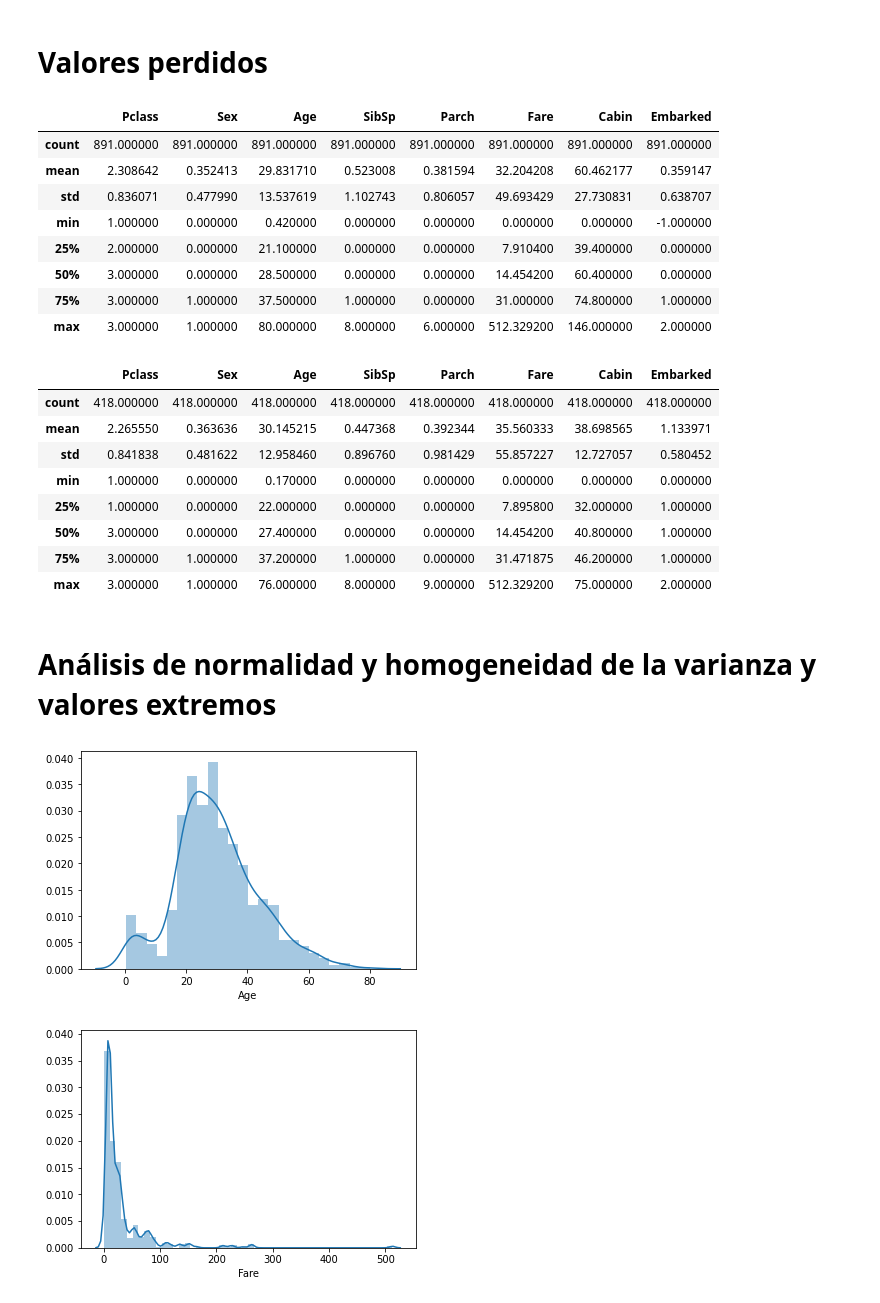
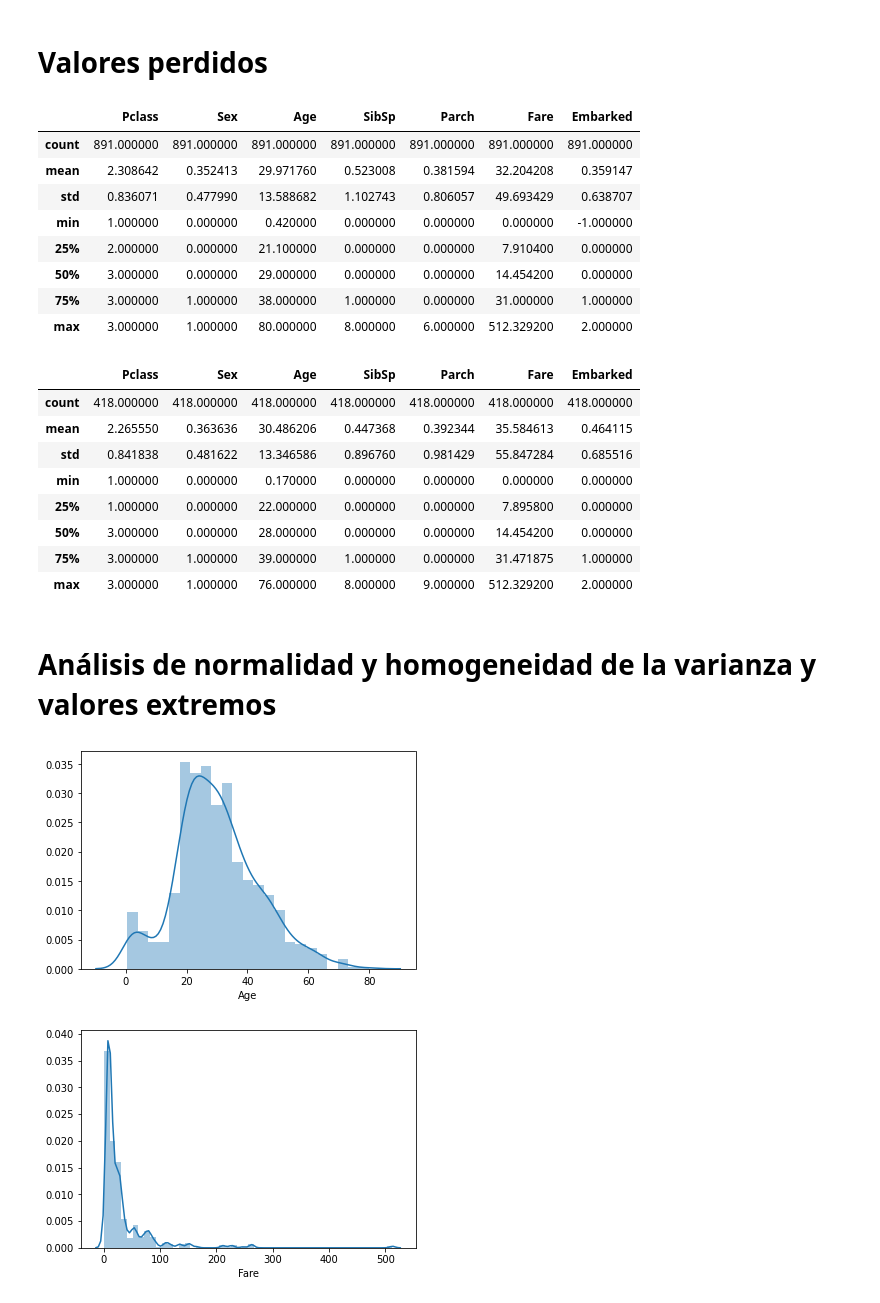
Before and after one commit to dmar10862/uoc_tipologia_y_ciclo_de_vida_de_los_datos_practica_2, a Jupyter notebook: src/UOC_M2851_DataAnalysis.ipynb, the cells around one changed output. Drawn from its saved outputs; the diff is of its cells as text; code cells hidden in the pictures.

```diff
--- a/src/UOC_M2851_DataAnalysis.ipynb
+++ b/src/UOC_M2851_DataAnalysis.ipynb
@@ -81,8 +74,7 @@ drwxr-xr-x 1 root root  4096 May 15 06:19 ..
 # Cargar Datos
 # %%
 # Cargar dataset como Pandas DataFrame
-df_train_orig = pd.read_csv('datasets/train.csv')
-df_train = df_train_orig.copy()
+df_train = pd.read_csv('datasets/train.csv', index_col = 'PassengerId')
 display(df_train.shape)
 display(df_train.head())
 # %% [output]
@@ -96,10 +89,11 @@ display(df_train.head())
 # %%
 # Separar las caracteristicas de la variable a estimar
-X = df_train.drop(columns=['Survived'])
-y = df_train[['Survived']]
+X_train = df_train.copy()
+y_train = X_train[['Survived']]
+X_train = X_train.drop(columns=['Survived'])
 
-display(X.shape)
-display(X.head())
-display(y.shape)
-display(y.head())
+display(X_train.shape)
+display(X_train.head())
+display(y_train.shape)
+display(y_train.head())
 # %% [output]
@@ -138,4 +131,8 @@ X_test = X_test.drop(columns=['PassengerId', 'Ticket', 'Name'])
 # %% [markdown]
 # Limpieza de datos
+# %%
+# Deajar solo variables útiles
+X_train = X_train.drop(columns=['Ticket', 'Name', 'Cabin'])
+X_test = X_test.drop(columns=['Ticket', 'Name', 'Cabin'])
 # %%
 # Convertir variables en numéricas
@@ -221,46 +191,46 @@ display(X_test.describe())
 # %%
 # https://scikit-learn.org/stable/modules/impute.html
 # https://scikit-learn.org/dev/modules/generated/sklearn.impute.KNNImputer.html
 
 # Se asigna a la variable imp un objeto del tipo KNNImputer
-imp = KNNImputer()
+imp = KNNImputer().fit(X_train)
 
 # Se aplica la transformación para cada atributo
-X = pd.DataFrame(imp.fit_transform(X), columns = X.columns)
+X_train = pd.DataFrame(imp.transform(X_train), columns = X_train.columns)
 
 # Se analiza la distribución del dataframe
-display(X.describe())
+display(X_train.describe())
 # %% [output]
-|  | Pclass | Sex | Age | SibSp | Parch | Fare | Cabin | Embarked |
-| count | 891.000000 | 891.000000 | 891.000000 | 891.000000 | 891.000000 | 891.000000 | 891.000000 | 891.000000 |
-| mean | 2.308642 | 0.352413 | 29.831710 | 0.523008 | 0.381594 | 32.204208 | 60.462177 | 0.359147 |
-| std | 0.836071 | 0.477990 | 13.537619 | 1.102743 | 0.806057 | 49.693429 | 27.730831 | 0.638707 |
-| min | 1.000000 | 0.000000 | 0.420000 | 0.000000 | 0.000000 | 0.000000 | 0.000000 | -1.000000 |
-| 25% | 2.000000 | 0.000000 | 21.100000 | 0.000000 | 0.000000 | 7.910400 | 39.400000 | 0.000000 |
-| 50% | 3.000000 | 0.000000 | 28.500000 | 0.000000 | 0.000000 | 14.454200 | 60.400000 | 0.000000 |
-| 75% | 3.000000 | 1.000000 | 37.500000 | 1.000000 | 0.000000 | 31.000000 | 74.800000 | 1.000000 |
-| max | 3.000000 | 1.000000 | 80.000000 | 8.000000 | 6.000000 | 512.329200 | 146.000000 | 2.000000 |
+|  | Pclass | Sex | Age | SibSp | Parch | Fare | Embarked |
+| count | 891.000000 | 891.000000 | 891.000000 | 891.000000 | 891.000000 | 891.000000 | 891.000000 |
+| mean | 2.308642 | 0.352413 | 29.971760 | 0.523008 | 0.381594 | 32.204208 | 0.359147 |
+| std | 0.836071 | 0.477990 | 13.588682 | 1.102743 | 0.806057 | 49.693429 | 0.638707 |
+| min | 1.000000 | 0.000000 | 0.420000 | 0.000000 | 0.000000 | 0.000000 | -1.000000 |
+| 25% | 2.000000 | 0.000000 | 21.100000 | 0.000000 | 0.000000 | 7.910400 | 0.000000 |
+| 50% | 3.000000 | 0.000000 | 29.000000 | 0.000000 | 0.000000 | 14.454200 | 0.000000 |
+| 75% | 3.000000 | 1.000000 | 38.000000 | 1.000000 | 0.000000 | 31.000000 | 1.000000 |
+| max | 3.000000 | 1.000000 | 80.000000 | 8.000000 | 6.000000 | 512.329200 | 2.000000 |
 # %%
 # Se aplica la transformación para cada atributo
-X_test = pd.DataFrame(imp.fit_transform(X_test), columns = X_test.columns)
+X_test = pd.DataFrame(imp.transform(X_test), columns = X_test.columns)
 
 # Se analiza la distribución del dataframe
 display(X_test.describe())
 # %% [output]
-|  | Pclass | Sex | Age | SibSp | Parch | Fare | Cabin | Embarked |
-| count | 418.000000 | 418.000000 | 418.000000 | 418.000000 | 418.000000 | 418.000000 | 418.000000 | 418.000000 |
-| mean | 2.265550 | 0.363636 | 30.145215 | 0.447368 | 0.392344 | 35.560333 | 38.698565 | 1.133971 |
-| std | 0.841838 | 0.481622 | 12.958460 | 0.896760 | 0.981429 | 55.857227 | 12.727057 | 0.580452 |
-| min | 1.000000 | 0.000000 | 0.170000 | 0.000000 | 0.000000 | 0.000000 | 0.000000 | 0.000000 |
-| 25% | 1.000000 | 0.000000 | 22.000000 | 0.000000 | 0.000000 | 7.895800 | 32.000000 | 1.000000 |
-| 50% | 3.000000 | 0.000000 | 27.400000 | 0.000000 | 0.000000 | 14.454200 | 40.800000 | 1.000000 |
-| 75% | 3.000000 | 1.000000 | 37.200000 | 1.000000 | 0.000000 | 31.471875 | 46.200000 | 1.000000 |
-| max | 3.000000 | 1.000000 | 76.000000 | 8.000000 | 9.000000 | 512.329200 | 75.000000 | 2.000000 |
+|  | Pclass | Sex | Age | SibSp | Parch | Fare | Embarked |
+| count | 418.000000 | 418.000000 | 418.000000 | 418.000000 | 418.000000 | 418.000000 | 418.000000 |
+| mean | 2.265550 | 0.363636 | 30.486206 | 0.447368 | 0.392344 | 35.584613 | 0.464115 |
+| std | 0.841838 | 0.481622 | 13.346586 | 0.896760 | 0.981429 | 55.847284 | 0.685516 |
+| min | 1.000000 | 0.000000 | 0.170000 | 0.000000 | 0.000000 | 0.000000 | 0.000000 |
+| 25% | 1.000000 | 0.000000 | 22.000000 | 0.000000 | 0.000000 | 7.895800 | 0.000000 |
+| 50% | 3.000000 | 0.000000 | 28.000000 | 0.000000 | 0.000000 | 14.454200 | 0.000000 |
+| 75% | 3.000000 | 1.000000 | 39.000000 | 1.000000 | 0.000000 | 31.471875 | 1.000000 |
+| max | 3.000000 | 1.000000 | 76.000000 | 8.000000 | 9.000000 | 512.329200 | 2.000000 |
 # %% [markdown]
 # Análisis de normalidad y homogeneidad de la varianza y valores extremos
 # %%
 # Age
-plot = sns.distplot(X['Age']);
+plot = sns.distplot(X_train['Age']);
 # %% [output]
-[figure, old version]
+[figure, new version]
 # %%
```
Also changed, not shown: parts of 26 cells of this notebook.
